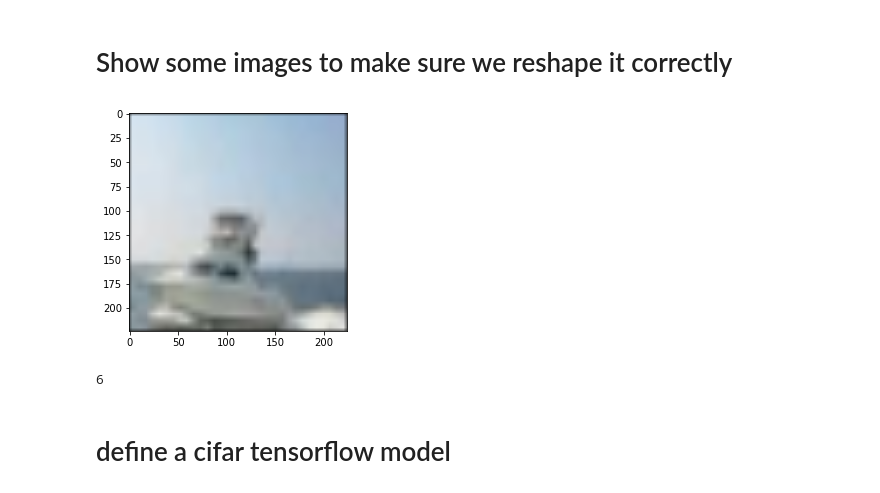
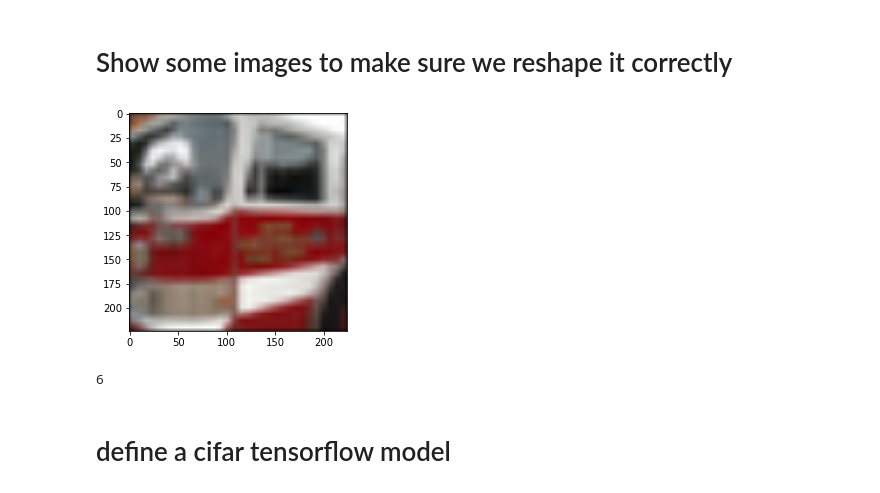
Before and after one commit to GriffinHalloran/Grad-Cam-TensorFlow, a Jupyter notebook: cifar-10.ipynb, the cells around one changed output. Saved outputs shown, nothing was run; the diff lists cells and outputs as text; code cells hidden in the pictures.

```diff
--- a/cifar-10.ipynb
+++ b/cifar-10.ipynb
@@ -35,12 +35,12 @@ for ind in range(n):
 # %% [markdown]
 # Show some images to make sure we reshape it correctly
 # %%
-plt.imshow(scaled_imgs[100])
+plt.imshow(scaled_imgs[166])
 plt.show()
 
 label[0] # 6 is a frog
 # %% [output]
-[figure, old version]
+[figure, new version]
 6
 # %% [markdown]
 # define a cifar tensorflow model
```
Also changed, not shown: parts of 4 cells of this notebook.
